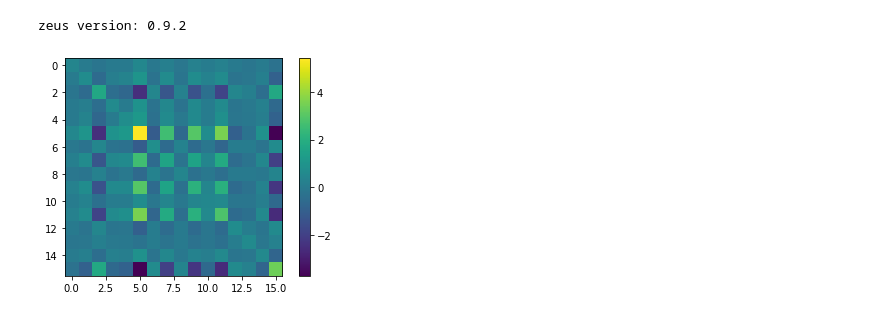
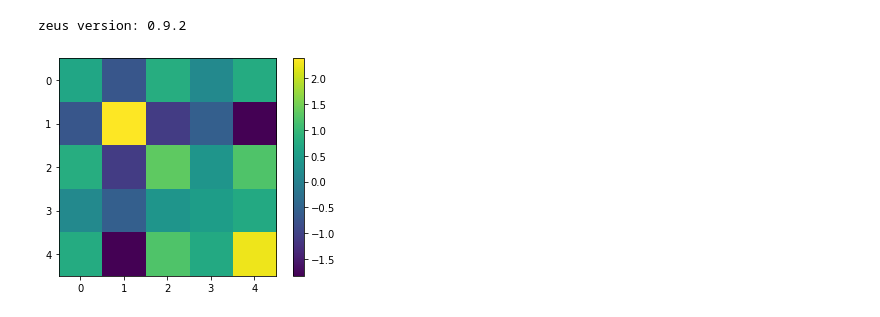
Before and after one commit to minaskar/zeus, a Jupyter notebook: examples/normal_distribution.ipynb, the cells around one changed output. Drawn from its saved outputs; the diff is of its cells as text; code cells hidden in the pictures.

```diff
--- a/examples/normal_distribution.ipynb
+++ b/examples/normal_distribution.ipynb
@@ -19,21 +12,20 @@ def slow():
 # %%
-ndim = 16
+ndim = 5
 nwalkers = 2*ndim
 nsteps= 1000
 
 C = make_spd_matrix(ndim)
 plt.imshow(C)
 plt.colorbar()
 
 icov = np.linalg.inv(C)
 
 mu = np.random.rand(ndim) * 100.0
 
 def logp(x, mu, icov):
-    slow()
     return -0.5 * np.dot(np.dot((x-mu).T,icov),(x-mu))
 
 start = np.random.rand(ndim)
 # %% [output]
-[figure, old version]
+[figure, new version]
 # %%
```
Also changed, not shown: parts of 8 cells of this notebook, 1 other file.
